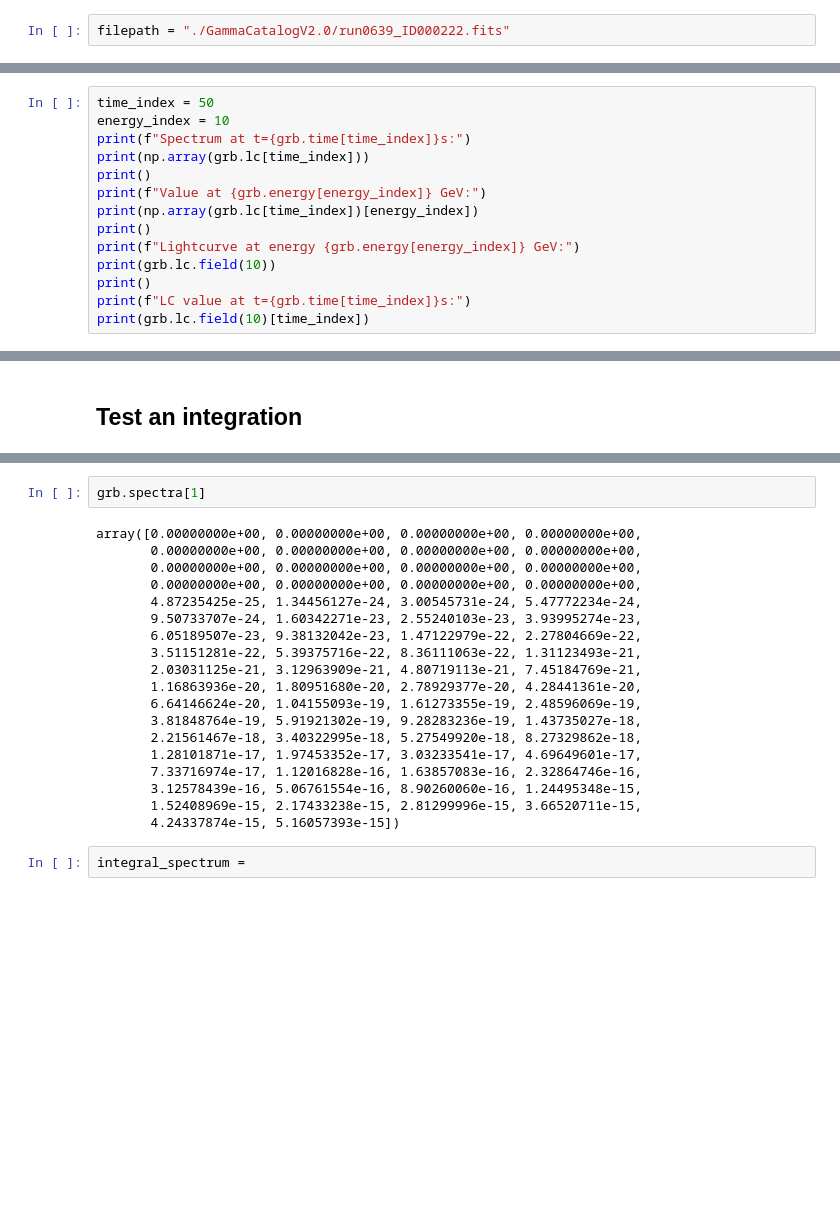
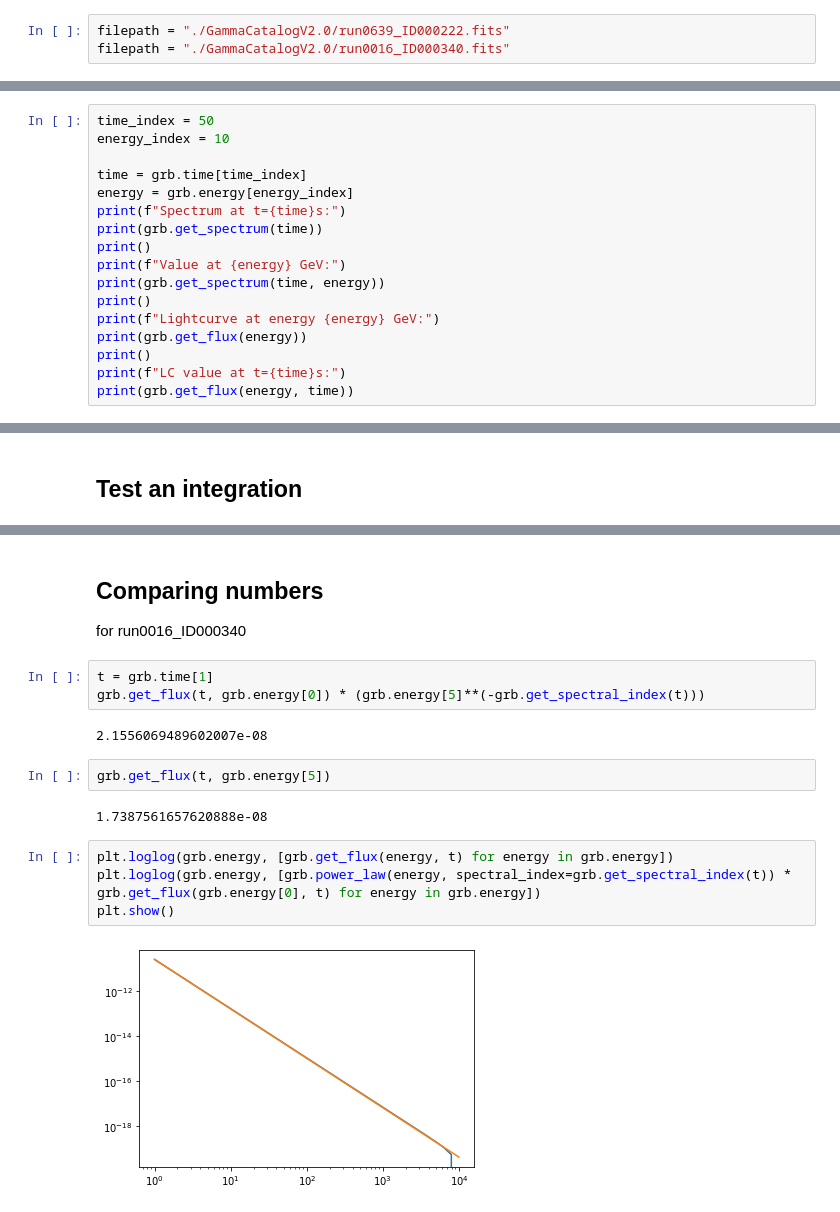
Before and after one commit to astrojarred/gravitational_wave_toy, a Jupyter notebook: integrating_v2.ipynb, the cells around one changed output, grey strips where cells are left out. Drawn from its saved outputs; the diff is of its cells as text; blank space fills up the shorter version.

```diff
--- a/integrating_v2.ipynb
+++ b/integrating_v2.ipynb
@@ -24,5 +26,6 @@ from gravitational_wave_toy import GWToyV2 as gwt
 ## Import a sample grb
 # %%
 filepath = "./GammaCatalogV2.0/run0639_ID000222.fits"
+filepath = "./GammaCatalogV2.0/run0016_ID000340.fits"
 # %%
 grb = gwt.GRB(filepath)
@@ -31,16 +42,19 @@ grb = gwt.GRB(filepath)
 # %%
 time_index = 50
 energy_index = 10
-print(f"Spectrum at t={grb.time[time_index]}s:")
-print(np.array(grb.lc[time_index]))
+
+time = grb.time[time_index]
+energy = grb.energy[energy_index]
+print(f"Spectrum at t={time}s:")
+print(grb.get_spectrum(time))
 print()
-print(f"Value at {grb.energy[energy_index]} GeV:")
-print(np.array(grb.lc[time_index])[energy_index])
+print(f"Value at {energy} GeV:")
+print(grb.get_spectrum(time, energy))
 print()
-print(f"Lightcurve at energy {grb.energy[energy_index]} GeV:")
-print(grb.lc.field(10))
+print(f"Lightcurve at energy {energy} GeV:")
+print(grb.get_flux(energy))
 print()
-print(f"LC value at t={grb.time[time_index]}s:")
-print(grb.lc.field(10)[time_index])
+print(f"LC value at t={time}s:")
+print(grb.get_flux(energy, time))
 # %% [output]
 Spectrum at t=10000.0s:
@@ -120,23 +122,18 @@ grb.get_fluence(0, 1000000000)
-# %%
-grb.spectra[1]
-# %% [output]
-array([0.00000000e+00, 0.00000000e+00, 0.00000000e+00, 0.00000000e+00,
-       0.00000000e+00, 0.00000000e+00, 0.00000000e+00, 0.00000000e+00,
-       0.00000000e+00, 0.00000000e+00, 0.00000000e+00, 0.00000000e+00,
-       0.00000000e+00, 0.00000000e+00, 0.00000000e+00, 0.00000000e+00,
-       4.87235425e-25, 1.34456127e-24, 3.00545731e-24, 5.47772234e-24,
-       9.50733707e-24, 1.60342271e-23, 2.55240103e-23, 3.93995274e-23,
-       6.05189507e-23, 9.38132042e-23, 1.47122979e-22, 2.27804669e-22,
-       3.51151281e-22, 5.39375716e-22, 8.36111063e-22, 1.31123493e-21,
-       2.03031125e-21, 3.12963909e-21, 4.80719113e-21, 7.45184769e-21,
-       1.16863936e-20, 1.80951680e-20, 2.78929377e-20, 4.28441361e-20,
-       6.64146624e-20, 1.04155093e-19, 1.61273355e-19, 2.48596069e-19,
-       3.81848764e-19, 5.91921302e-19, 9.28283236e-19, 1.43735027e-18,
-       2.21561467e-18, 3.40322995e-18, 5.27549920e-18, 8.27329862e-18,
-       1.28101871e-17, 1.97453352e-17, 3.03233541e-17, 4.69649601e-17,
-       7.33716974e-17, 1.12016828e-16, 1.63857083e-16, 2.32864746e-16,
-       3.12578439e-16, 5.06761554e-16, 8.90260060e-16, 1.24495348e-15,
-       1.52408969e-15, 2.17433238e-15, 2.81299996e-15, 3.66520711e-15,
-       4.24337874e-15, 5.16057393e-15])
-# %%
-integral_spectrum =
+# %% [markdown]
+## Comparing numbers
+for run0016_ID000340
+# %%
+t = grb.time[1]
+grb.get_flux(t, grb.energy[0]) * (grb.energy[5]**(-grb.get_spectral_index(t)))
+# %% [output]
+2.1556069489602007e-08
+# %%
+grb.get_flux(t, grb.energy[5])
+# %% [output]
+1.7387561657620888e-08
+# %%
+plt.loglog(grb.energy, [grb.get_flux(energy, t) for energy in grb.energy])
+plt.loglog(grb.energy, [grb.power_law(energy, spectral_index=grb.get_spectral_index(t)) * grb.get_flux(grb.energy[0], t) for energy in grb.energy])
+plt.show()
+# %% [output]
+[figure, added]
```
Also changed, not shown: parts of 31 cells of this notebook.
